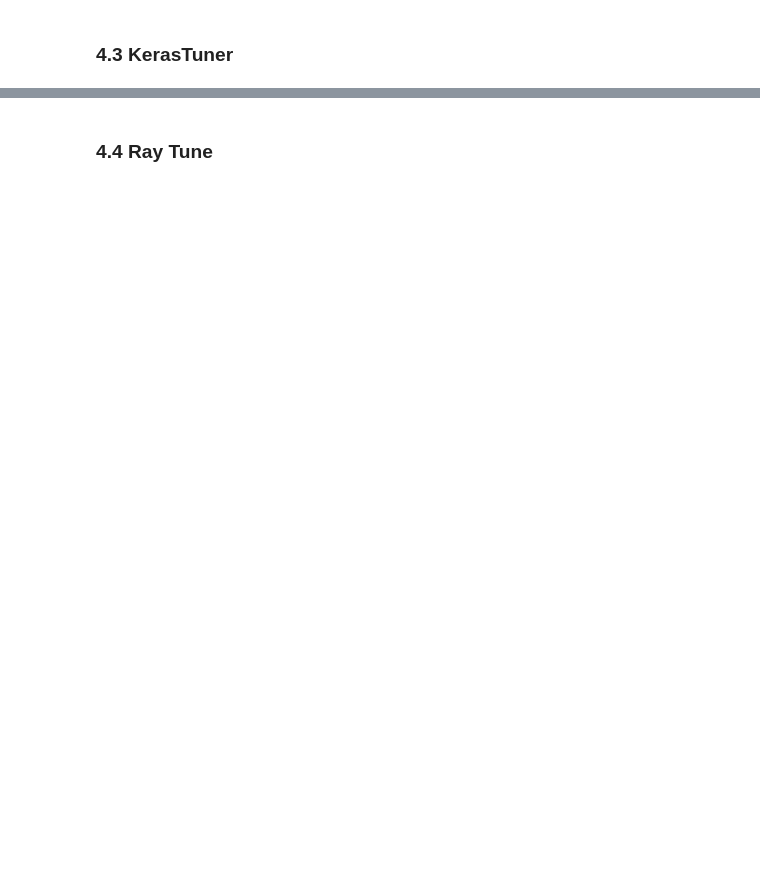
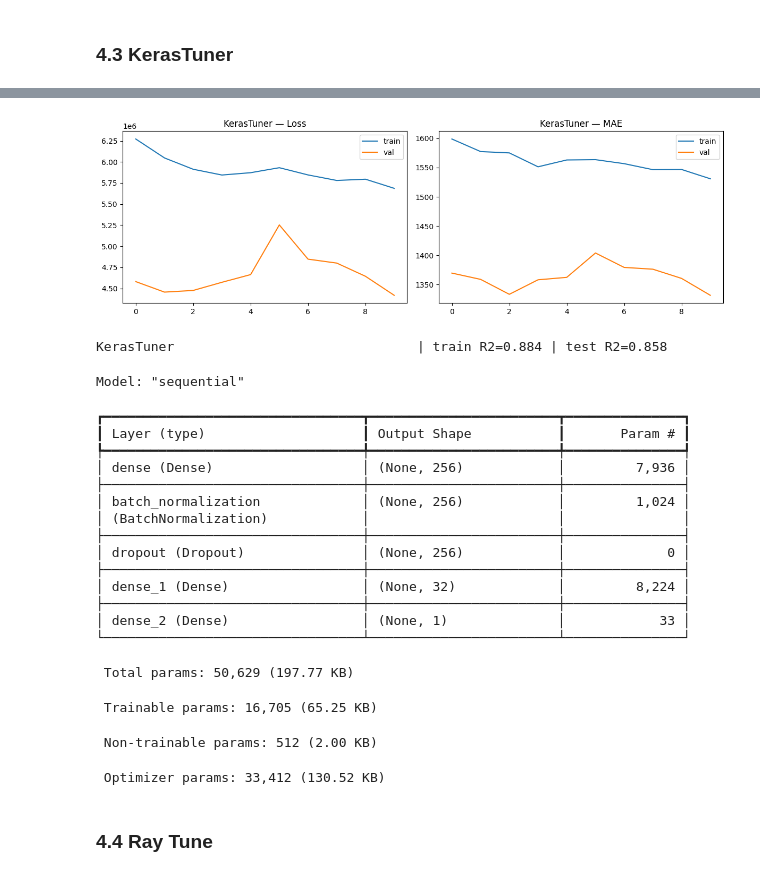
Before and after one commit to terracodum/ML_labs, a Jupyter notebook: lab7/lab7_reg.ipynb, the cells around one changed output, grey strips where cells are left out. Cells and saved outputs as stored; diff of their text form; code cells hidden in the pictures; blank space fills up the shorter version.

```diff
--- a/lab7/lab7_reg.ipynb
+++ b/lab7/lab7_reg.ipynb
@@ -214,5 +225,12 @@ NameError: name 'X_tr' is not defined
 # %% [markdown]
 ### 4.1 Базовые модели (Adam / SGD / RMSprop)
+# %%
+_orig_build = build
+
+def build(units1=64, units2=32, optimizer="adam", lr=1e-3):
+    if optimizer == "sgd":
+        lr = lr * 0.1
+    return _orig_build(units1, units2, optimizer, lr)
 # %%
 for opt_name in ["adam", "sgd", "rmsprop"]:
     m = build(optimizer=opt_name)
@@ -246,7 +326,7 @@ m_ko.summary()
 def kt_model(hp):
     return build(hp.Choice("u1", [64,128,256]),
                  hp.Choice("u2", [32,64,128]),
-                 hp.Choice("opt", ["adam","rmsprop"]),
+                 hp.Choice("opt", ["adam","sgd","rmsprop"]),
                  hp.Float("lr", 1e-4, 1e-2, sampling="log"))
 
 tuner = kt.RandomSearch(kt_model, objective="val_loss", max_trials=10, seed=42,
@@ -258,3 +338,4 @@ h = best_m.fit(X_tr, y_tr, validation_split=0.1, epochs=EPOCHS, callbacks=CB, ve
 plot_history(h, "KerasTuner")
 eval_keras(best_m, "KerasTuner", best_hp.get("opt"))
 best_m.summary()
+# %% [output]
@@ -261,3 +343,24 @@ best_m.summary()
+[figure, added]
+KerasTuner                               | train R2=0.884 | test R2=0.858
+Model: "sequential"
+┏━━━━━━━━━━━━━━━━━━━━━━━━━━━━━━━━━┳━━━━━━━━━━━━━━━━━━━━━━━━┳━━━━━━━━━━━━━━━┓
+┃ Layer (type)                    ┃ Output Shape           ┃       Param # ┃
+┡━━━━━━━━━━━━━━━━━━━━━━━━━━━━━━━━━╇━━━━━━━━━━━━━━━━━━━━━━━━╇━━━━━━━━━━━━━━━┩
+│ dense (Dense)                   │ (None, 256)            │         7,936 │
+├─────────────────────────────────┼────────────────────────┼───────────────┤
+│ batch_normalization             │ (None, 256)            │         1,024 │
+│ (BatchNormalization)            │                        │               │
+├─────────────────────────────────┼────────────────────────┼───────────────┤
+│ dropout (Dropout)               │ (None, 256)            │             0 │
+├─────────────────────────────────┼────────────────────────┼───────────────┤
+│ dense_1 (Dense)                 │ (None, 32)             │         8,224 │
+├─────────────────────────────────┼────────────────────────┼───────────────┤
+│ dense_2 (Dense)                 │ (None, 1)              │            33 │
+└─────────────────────────────────┴────────────────────────┴───────────────┘
+ Total params: 50,629 (197.77 KB)
+ Trainable params: 16,705 (65.25 KB)
+ Non-trainable params: 512 (2.00 KB)
+ Optimizer params: 33,412 (130.52 KB)
 # %% [markdown]
 ### 4.4 Ray Tune
 # %%
```
Also changed, not shown: parts of 14 cells of this notebook.
